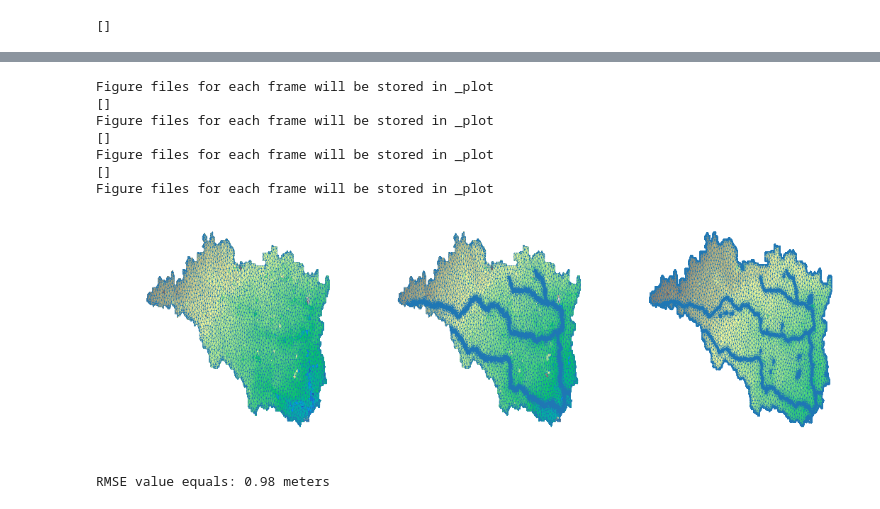
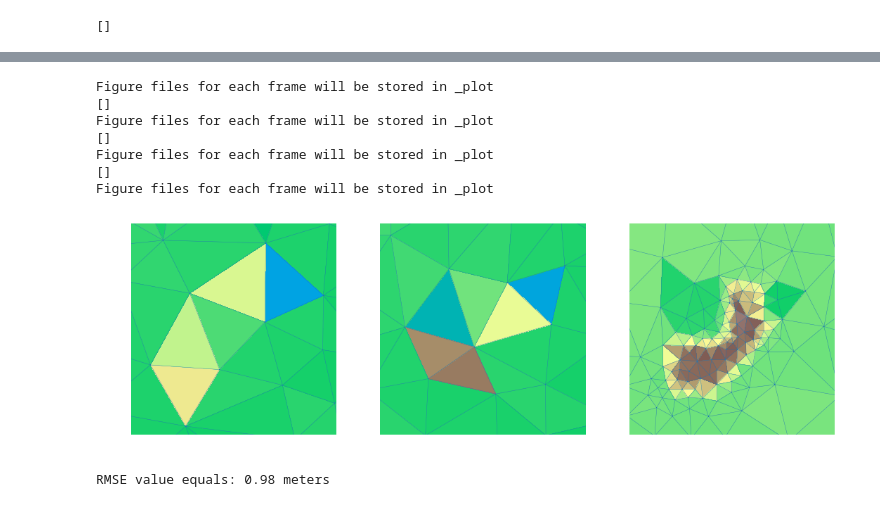
Before and after one commit to chrimerss/CREST-iMAP, a Jupyter notebook: Examples/Sensitivity/uniform_rain.ipynb, the cells around one changed output, grey strips where cells are left out. Cells and saved outputs as stored; diff of their text form; code cells hidden in the pictures.

```diff
--- a/Examples/Sensitivity/uniform_rain.ipynb
+++ b/Examples/Sensitivity/uniform_rain.ipynb
@@ -72,34 +81,50 @@ ax.axis('off', frameon=0);
 # plt.title("Elevation");
 # plt.xlim([31500, 33500])
 # plt.ylim([-500, 1500])
+# plt.xlim([32100, 33600])
+# plt.ylim([14200, 15700])
+plt.xlim([29800, 31300])
+plt.ylim([5500, 7000])
 ax=fig.add_subplot(132)
 domain= anuga.create_domain_from_file('original_08076700.msh')
 domain.set_proj("+proj=utm +zone=15, +north +ellps=WGS84 +datum=WGS84 +units=m +no_defs")
 domain.set_quantity('elevation', filename=topography_file, location='centroids') # Use function for elevation
 dplotter = anuga.Domain_plotter(domain)
 ax.triplot(dplotter.triang, linewidth = 0.4)
 ax.tripcolor(dplotter.triang,
               facecolors = dplotter.elev,
               cmap='terrain')
+# plt.xlim([31500, 33500])
+# plt.ylim([-500, 1500])
+# plt.xlim([32100, 33600])
+# plt.ylim([14200, 15700])
+plt.xlim([29800, 31300])
+plt.ylim([5500, 7000])
 ax.axis('off', frameon=0);
 ax=fig.add_subplot(133)
 domain= anuga.create_domain_from_file('/home/ZhiLi/mesher/examples/08076700_new/stream_dem/DEM_10m.mesh')
 domain.set_proj("+proj=utm +zone=15, +north +ellps=WGS84 +datum=WGS84 +units=m +no_defs")
 domain.set_quantity('elevation', filename=topography_file, location='centroids') # Use function for elevation
 dplotter = anuga.Domain_plotter(domain)
 ax.triplot(dplotter.triang, linewidth = 0.4)
 ax.tripcolor(dplotter.triang,
               facecolors = dplotter.elev,
               cmap='terrain')
+# plt.xlim([31500, 33500])
+# plt.ylim([-500, 1500])
+# plt.xlim([32100, 33600])
+# plt.ylim([14200, 15700])
+plt.xlim([29800, 31300])
+plt.ylim([5500, 7000])
 ax.axis('off', frameon=0);
 plt.tight_layout();
 # %% [output]
 Figure files for each frame will be stored in _plot
 []
 Figure files for each frame will be stored in _plot
 []
 Figure files for each frame will be stored in _plot
 []
 Figure files for each frame will be stored in _plot
-[figure, old version]
+[figure, new version]
 # %%
```
Also changed, not shown: parts of 5 cells of this notebook, 22 other files.
